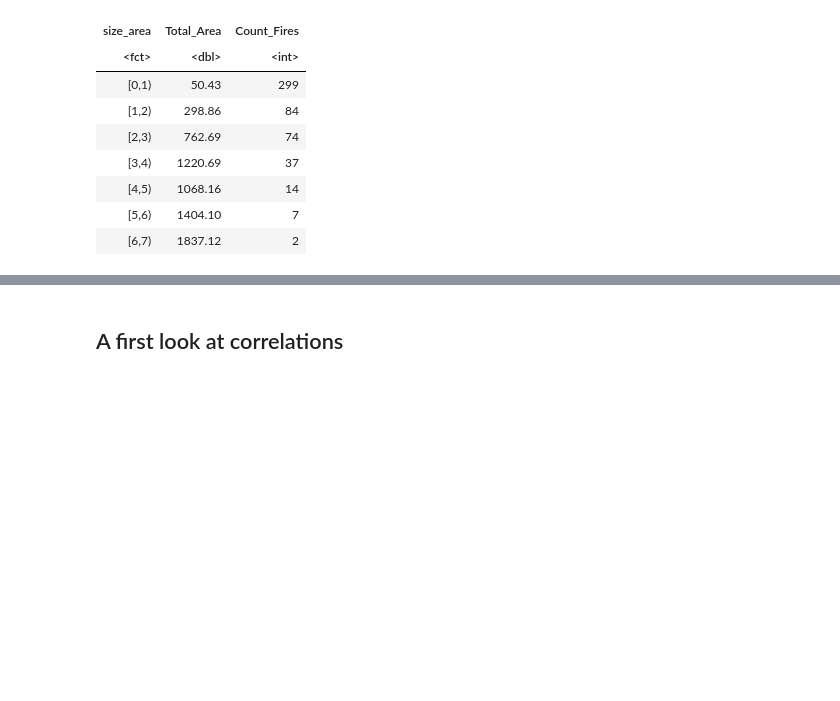
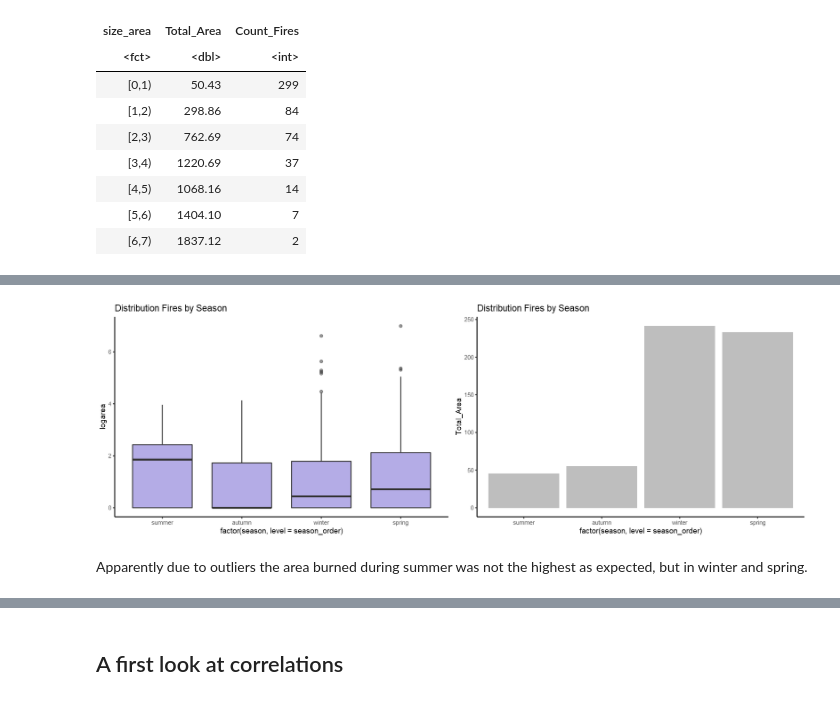
Before and after one commit to Agewerc/Bushfire-Analysis, a Jupyter notebook: Bushfire_Analysis_Area_Prediction.ipynb, the cells around one changed output, grey strips where cells are left out. Cells and saved outputs as stored; diff of their text form; code cells hidden in the pictures; blank space fills up the shorter version.

```diff
--- a/Bushfire_Analysis_Area_Prediction.ipynb
+++ b/Bushfire_Analysis_Area_Prediction.ipynb
@@ -130,0 +167,21 @@ grid.arrange(Total.heatmap, Count.heatmap, Median.heatmap, sd.heatmap,ncol=2, nr
+# %%
+df_fires$season <- ifelse(df_fires$month == "dec" | df_fires$month == "jan" | df_fires$month == "feb",'summer',
+                          ifelse(df_fires$month == "mar" | df_fires$month == "apr" | df_fires$month == "may","autumn",
+                                 ifelse(df_fires$month == "jun" | df_fires$month == "jul" | df_fires$month =="aug", "winter",
+                                        ifelse(df_fires$month == "sep" | df_fires$month == "oct" | df_fires$month =='nov', "spring", 'NA'))))
+# %%
+df_season <- df_fires %>%
+  group_by(season, day) %>%
+  summarize(Total_Area = sum(logarea, na.rm = TRUE),
+            Count_Fires  = n())
+# %%
+season_order <- c("summer", "autumn", "winter", "spring")
+p1 <- ggplot(df_fires, aes(x= factor(season, level = season_order), y=logarea)) + geom_boxplot(fill="slateblue", alpha=0.5) + theme_classic() + ggtitle("Distribution Fires by Season")
+p2 <- ggplot(df_season, aes(x= factor(season, level = season_order), y=Total_Area)) + geom_bar(fill="grey", stat="identity") + theme_classic() + ggtitle("Distribution Fires by Season")
+# %%
+options(repr.plot.width=15, repr.plot.height=5) # managing the size
+grid.arrange(p1, p2, nrow = 1, ncol = 2) # making the plot
+# %% [output]
+[figure, added]
+# %% [markdown]
+Apparently due to outliers the area burned during summer was not the highest as expected, but in winter and spring.
```
Also changed, not shown: parts of 16 cells of this notebook.
